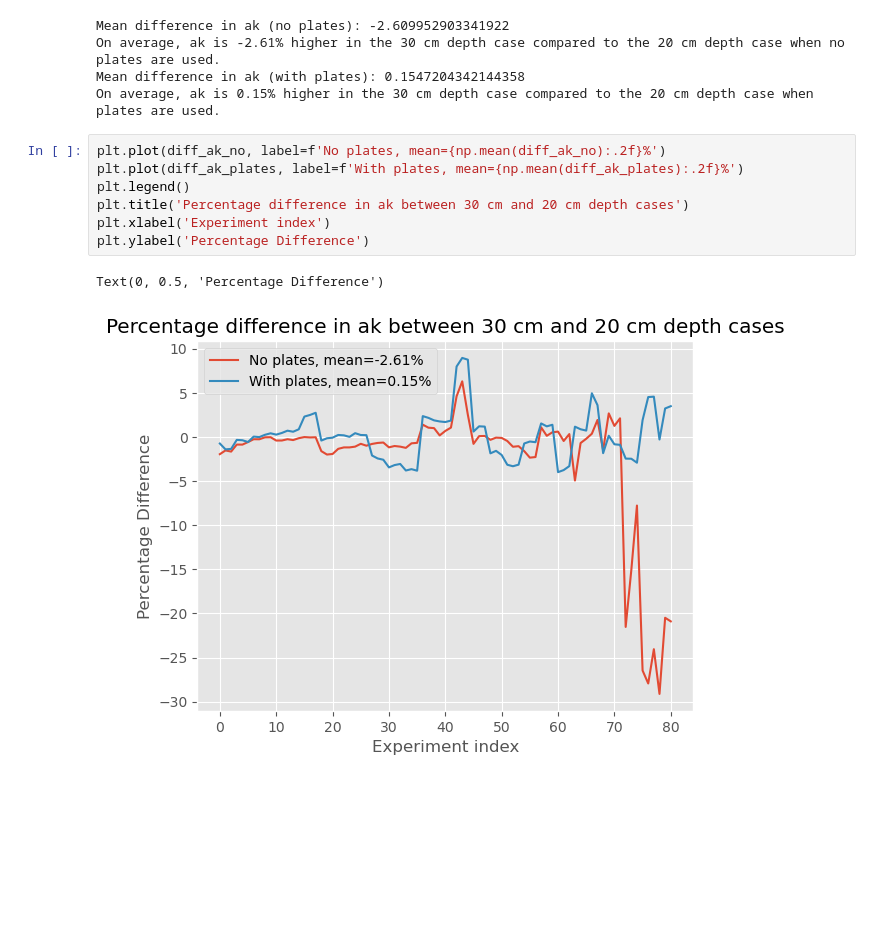
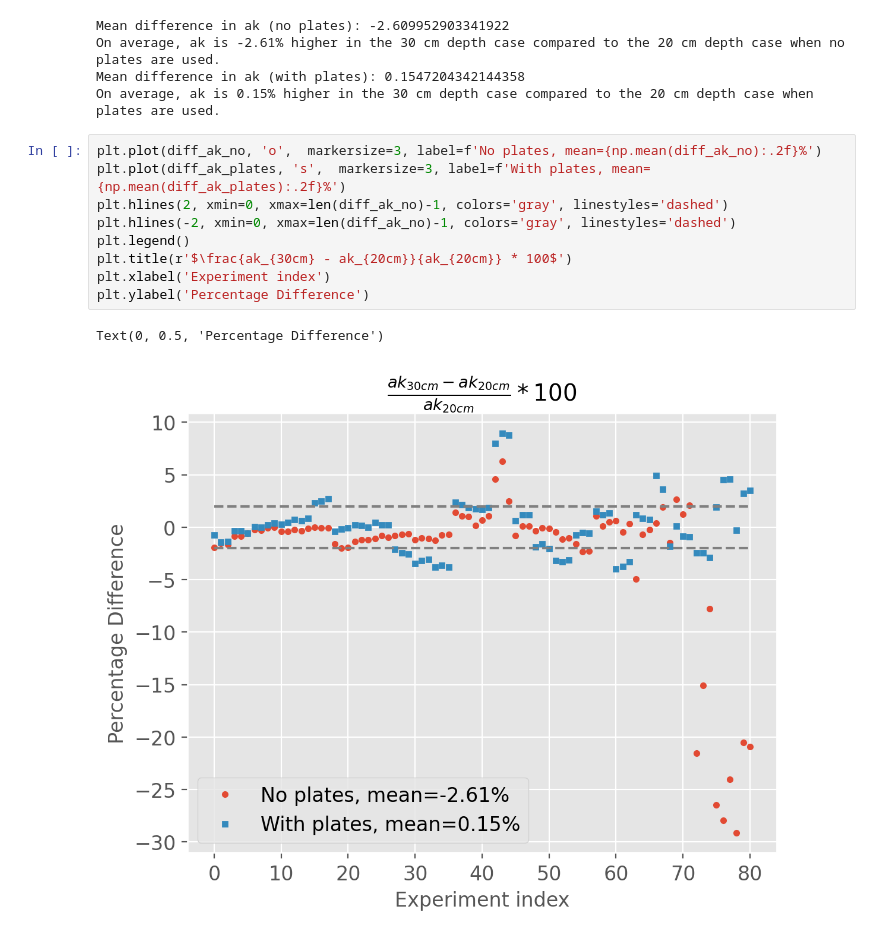
Before and after one commit to kjes4pres/Master_code, a Jupyter notebook: Lab/Probe_analysis/ak_scaling.ipynb, the cells around one changed output. Cells and saved outputs as stored; diff of their text form; blank space fills up the shorter version.

```diff
--- a/Lab/Probe_analysis/ak_scaling.ipynb
+++ b/Lab/Probe_analysis/ak_scaling.ipynb
@@ -541,12 +546,14 @@ On average, ak is -2.61% higher in the 30 cm depth case compared to the 20 cm de
 Mean difference in ak (with plates): 0.1547204342144358
 On average, ak is 0.15% higher in the 30 cm depth case compared to the 20 cm depth case when plates are used.
 # %%
-plt.plot(diff_ak_no, label=f'No plates, mean={np.mean(diff_ak_no):.2f}%')
-plt.plot(diff_ak_plates, label=f'With plates, mean={np.mean(diff_ak_plates):.2f}%')
+plt.plot(diff_ak_no, 'o',  markersize=3, label=f'No plates, mean={np.mean(diff_ak_no):.2f}%')
+plt.plot(diff_ak_plates, 's',  markersize=3, label=f'With plates, mean={np.mean(diff_ak_plates):.2f}%')
+plt.hlines(2, xmin=0, xmax=len(diff_ak_no)-1, colors='gray', linestyles='dashed')
+plt.hlines(-2, xmin=0, xmax=len(diff_ak_no)-1, colors='gray', linestyles='dashed')
 plt.legend()
-plt.title('Percentage difference in ak between 30 cm and 20 cm depth cases')
+plt.title(r'$\frac{ak_{30cm} - ak_{20cm}}{ak_{20cm}} * 100$')
 plt.xlabel('Experiment index')
 plt.ylabel('Percentage Difference')
 # %% [output]
 Text(0, 0.5, 'Percentage Difference')
-[figure, old version]
+[figure, new version]
```
Also changed, not shown: parts of 2 cells of this notebook.
